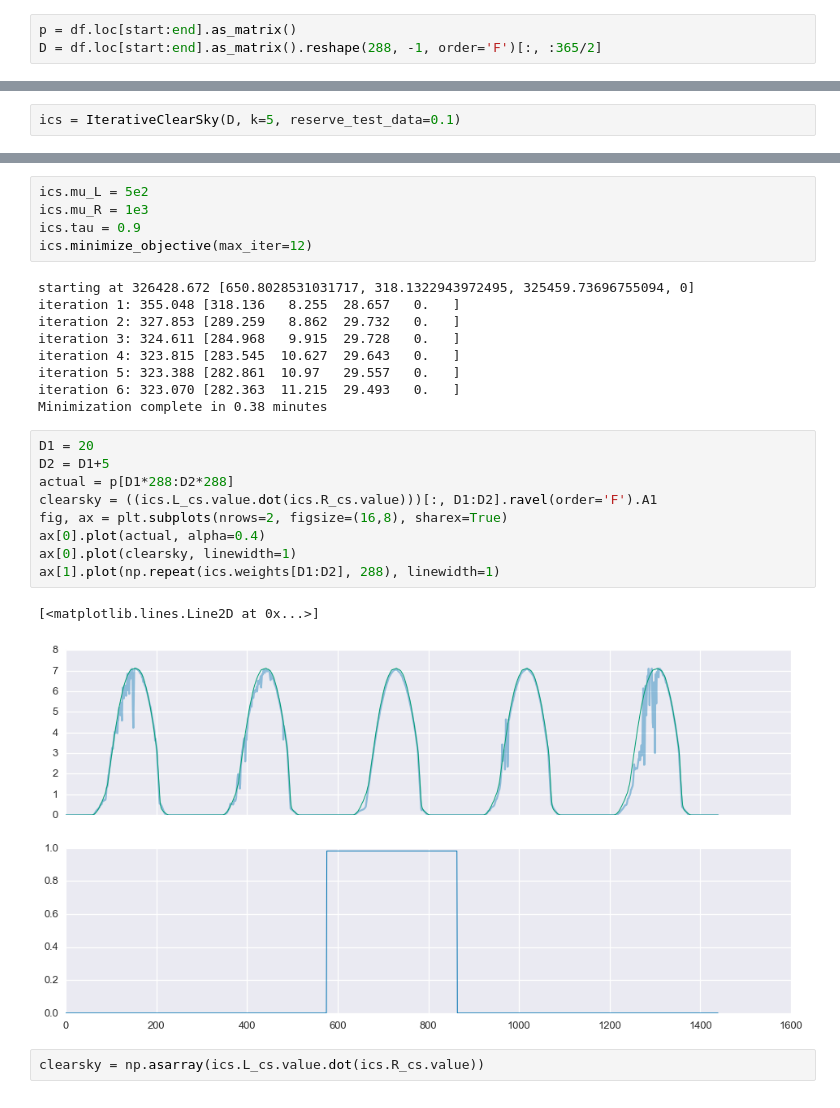
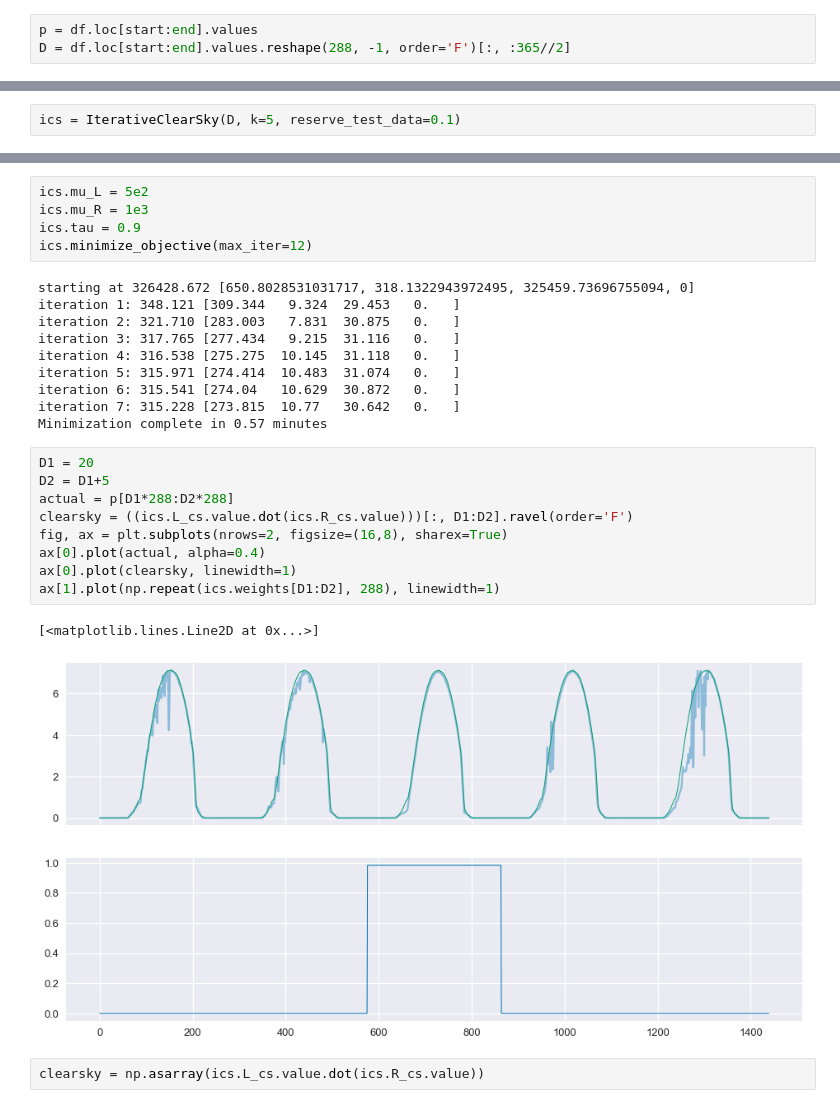
Before and after one commit to slacgismo/StatisticalClearSky, a Jupyter notebook: notebooks/SCSF_validation.ipynb, the cells around one changed output, grey strips where cells are left out. Drawn from its saved outputs; the diff is of its cells as text.

```diff
--- a/notebooks/SCSF_validation.ipynb
+++ b/notebooks/SCSF_validation.ipynb
@@ -59,6 +59,6 @@ data loading took 5.67 seconds
 # %%
-p = df.loc[start:end].as_matrix()
-D = df.loc[start:end].as_matrix().reshape(288, -1, order='F')[:, :365/2]
+p = df.loc[start:end].values
+D = df.loc[start:end].values.reshape(288, -1, order='F')[:, :365//2]
 # %%
 D.shape
 # %% [output]
@@ -92,25 +92,26 @@ ics.tau = 0.9
 ics.minimize_objective(max_iter=12)
 # %% [output]
 starting at 326428.672 [650.8028531031717, 318.1322943972495, 325459.73696755094, 0]
-iteration 1: 355.048 [318.136   8.255  28.657   0.   ]
-iteration 2: 327.853 [289.259   8.862  29.732   0.   ]
-iteration 3: 324.611 [284.968   9.915  29.728   0.   ]
-iteration 4: 323.815 [283.545  10.627  29.643   0.   ]
-iteration 5: 323.388 [282.861  10.97   29.557   0.   ]
-iteration 6: 323.070 [282.363  11.215  29.493   0.   ]
-Minimization complete in 0.38 minutes
+iteration 1: 348.121 [309.344   9.324  29.453   0.   ]
+iteration 2: 321.710 [283.003   7.831  30.875   0.   ]
+iteration 3: 317.765 [277.434   9.215  31.116   0.   ]
+iteration 4: 316.538 [275.275  10.145  31.118   0.   ]
+iteration 5: 315.971 [274.414  10.483  31.074   0.   ]
+iteration 6: 315.541 [274.04   10.629  30.872   0.   ]
+iteration 7: 315.228 [273.815  10.77   30.642   0.   ]
+Minimization complete in 0.57 minutes
 # %%
 D1 = 20
 D2 = D1+5
 actual = p[D1*288:D2*288]
-clearsky = ((ics.L_cs.value.dot(ics.R_cs.value)))[:, D1:D2].ravel(order='F').A1
+clearsky = ((ics.L_cs.value.dot(ics.R_cs.value)))[:, D1:D2].ravel(order='F')
 fig, ax = plt.subplots(nrows=2, figsize=(16,8), sharex=True)
 ax[0].plot(actual, alpha=0.4)
 ax[0].plot(clearsky, linewidth=1)
 ax[1].plot(np.repeat(ics.weights[D1:D2], 288), linewidth=1)
 # %% [output]
 [<matplotlib.lines.Line2D at 0x...>]
-[figure, old version]
+[figure, new version]
 # %%
 clearsky = np.asarray(ics.L_cs.value.dot(ics.R_cs.value))
 # %%
```
Also changed, not shown: parts of 28 cells of this notebook, 1 other file.
